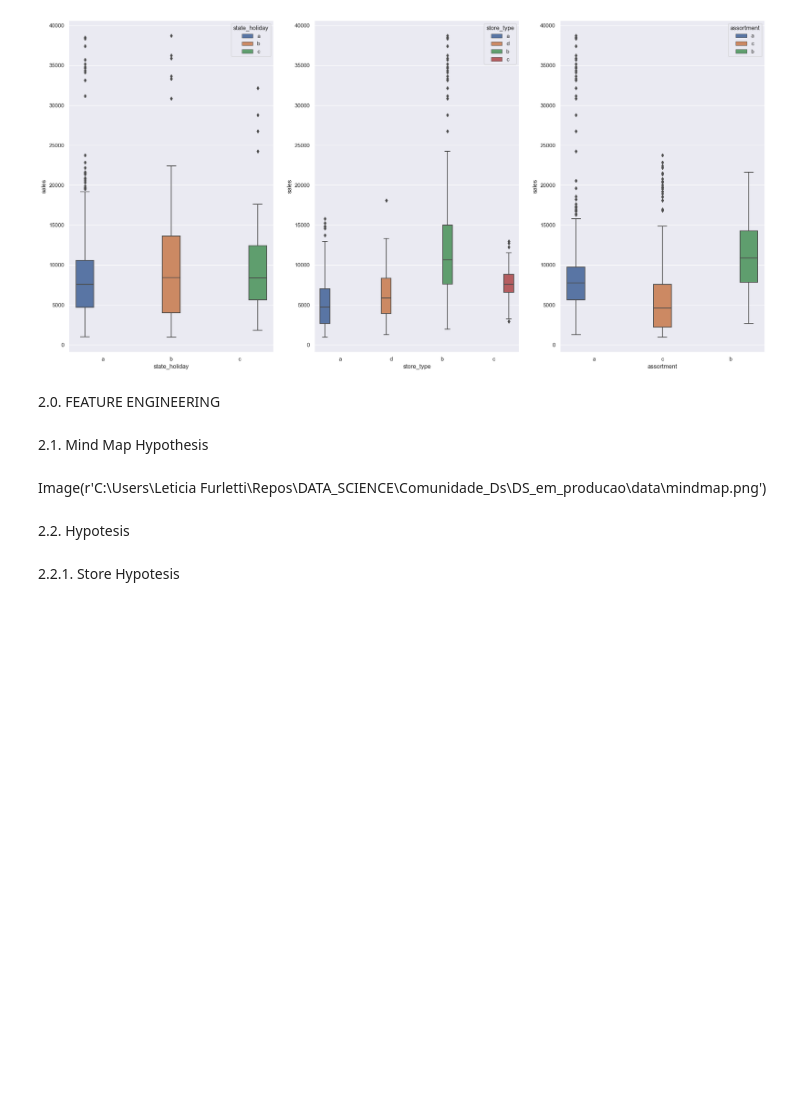
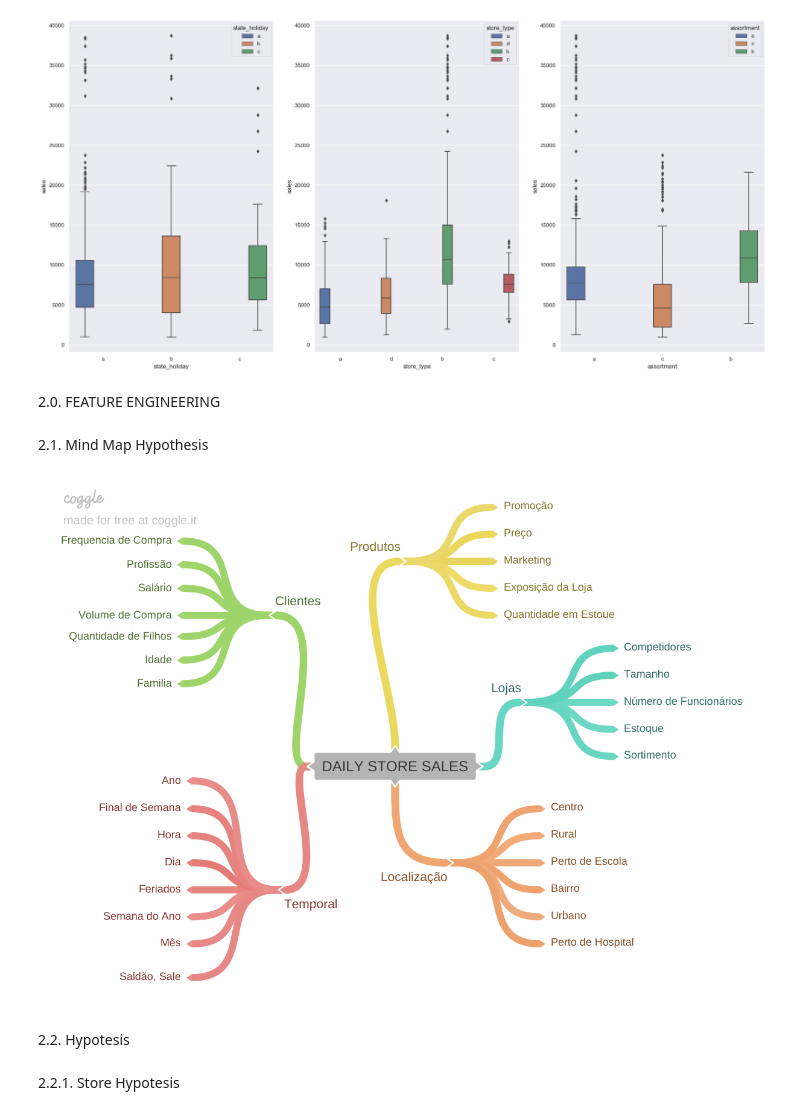
Before and after one commit to leticiafurletti/Rossmann_store_sales_prediction, a Jupyter notebook: Rossmann_project.ipynb, the cells around one changed output. Saved outputs shown, nothing was run; the diff lists cells and outputs as text; code cells hidden in the pictures; blank space fills up the shorter version.

```diff
--- a/Rossmann_project.ipynb
+++ b/Rossmann_project.ipynb
@@ -398,8 +398,10 @@ sns.boxplot(x='assortment', y='sales', hue='assortment', data=aux1)
 df2 = df1.copy()
 # %% [markdown]
 2.1. Mind Map Hypothesis
-# %% [markdown]
-Image(r'C:\Users\Leticia Furletti\Repos\DATA_SCIENCE\Comunidade_Ds\DS_em_producao\data\mindmap.png')
+# %%
+Image(r'C:\Users\Leticia Furletti\Repos\DATA_SCIENCE\Comunidade_Ds\DS_em_producao\mindmap.png')
+# %% [output]
+[figure, added]
 # %% [markdown]
 2.2. Hypotesis
 # %% [markdown]
```
Also changed, not shown: parts of 8 cells of this notebook.
